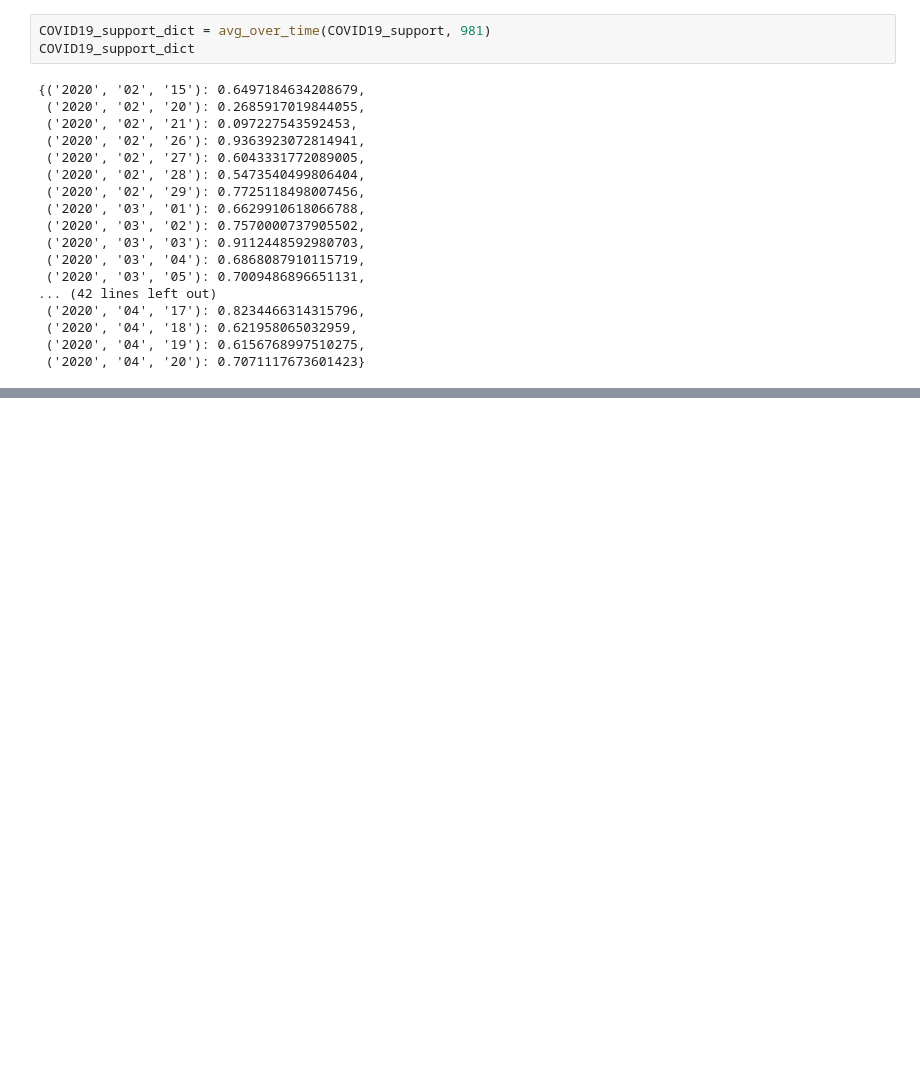
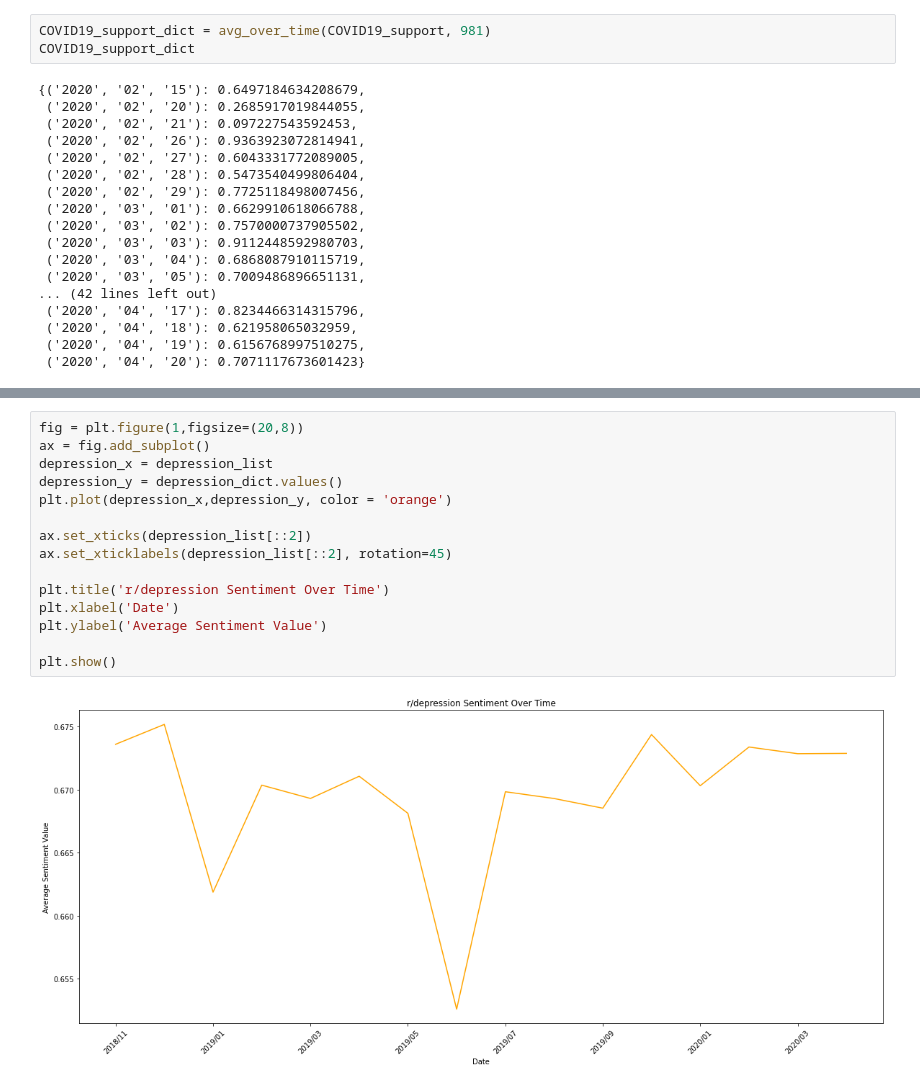
Before and after one commit to j-chen005/COVID19-Mental-Health-Analysis, a Jupyter notebook: Sentiment Over Time Model.ipynb, the cells around one changed output, grey strips where cells are left out. Saved outputs shown, nothing was run; the diff lists cells and outputs as text; blank space fills up the shorter version.

```diff
--- a/Sentiment Over Time Model.ipynb
+++ b/Sentiment Over Time Model.ipynb
@@ -575,0 +721,17 @@ plt.show()
+# %%
+fig = plt.figure(1,figsize=(20,8))
+ax = fig.add_subplot()
+depression_x = depression_list
+depression_y = depression_dict.values()
+plt.plot(depression_x,depression_y, color = 'orange')
+
+ax.set_xticks(depression_list[::2])
+ax.set_xticklabels(depression_list[::2], rotation=45)
+
+plt.title('r/depression Sentiment Over Time')
+plt.xlabel('Date')
+plt.ylabel('Average Sentiment Value')
+
+plt.show()
+# %% [output]
+[figure, added]
```
Also changed, not shown: parts of 22 cells of this notebook.
